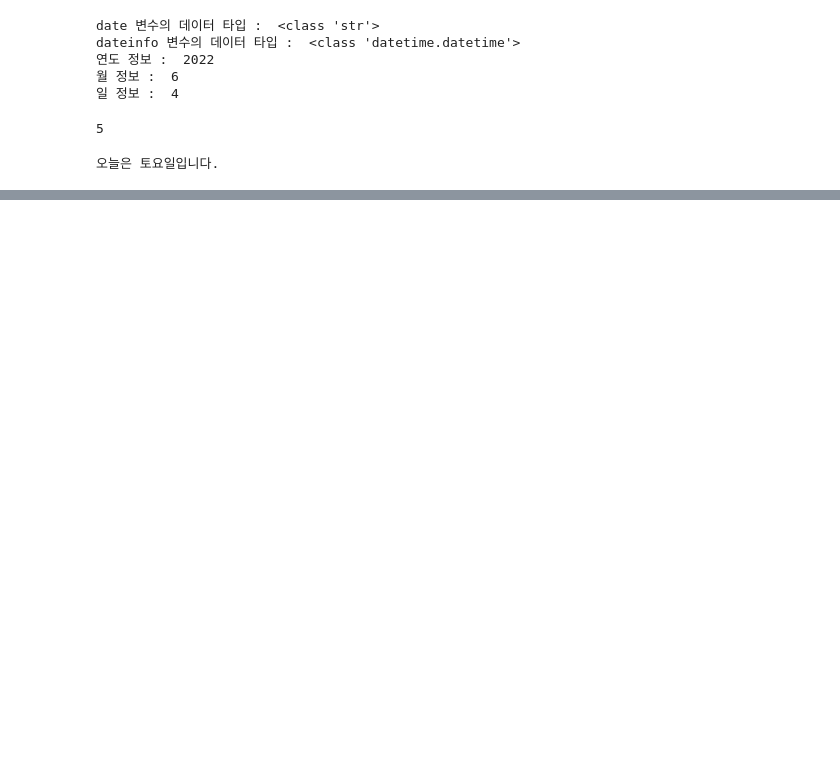
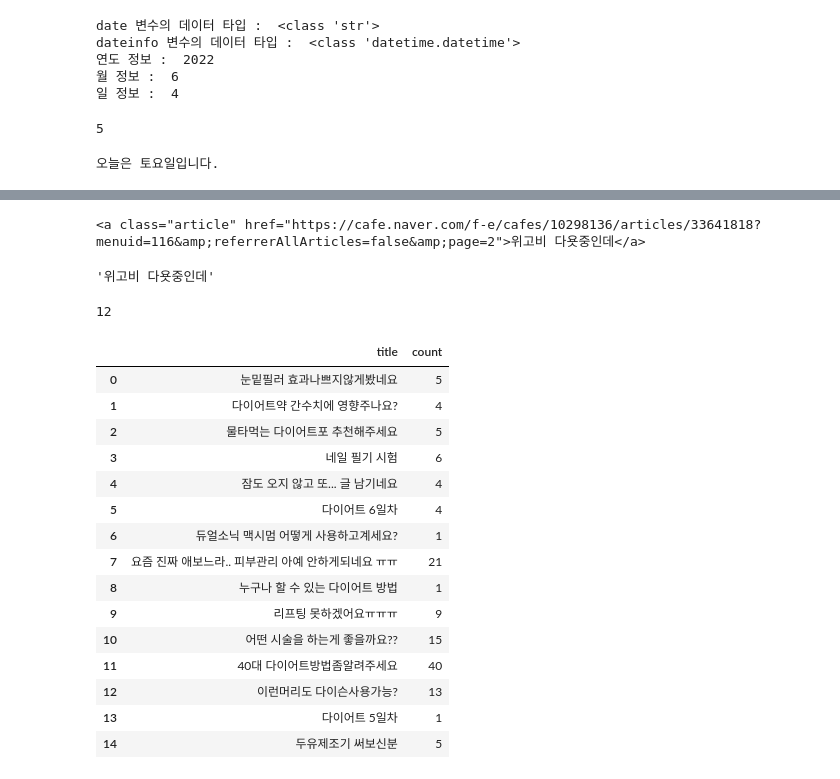
Before and after one commit to semin-pk/DataAnalysisPython, a Jupyter notebook: 2장/chapter02.ipynb, the cells around one changed output, grey strips where cells are left out. Saved outputs shown, nothing was run; the diff lists cells and outputs as text; code cells hidden in the pictures; blank space fills up the shorter version.

```diff
--- a/2장/chapter02.ipynb
+++ b/2장/chapter02.ipynb
@@ -405,0 +469,18 @@ Name: count, dtype: int64
+# %%
+import pandas as pd
+
+from selenium import webdriver
+from selenium.webdriver.common.by import By
+from selenium.webdriver.chrome.service import Service
+
+from bs4 import BeautifulSoup
+import time
+
+import warnings
+warnings.filterwarnings("ignore")
+
+driver = webdriver.Chrome()
+
+page_url = "https://cafe.naver.com/f-e/cafes/10298136/menus/116?page=2"
+
+driver.get(page_url)
@@ -405,0 +516,5 @@ Name: count, dtype: int64
+# %%
+driver.switch_to.frame('cafe_main')
+html = driver.page_source
+soup = BeautifulSoup(html, 'html.parser')
+soup
@@ -405,0 +558,52 @@ Name: count, dtype: int64
+# %%
+title_source[1].select('a.article')[0]
+# %% [output]
+<a class="article" href="https://cafe.naver.com/f-e/cafes/10298136/articles/33641818?menuid=116&amp;referrerAllArticles=false&amp;page=2">위고비 다욧중인데</a>
+# %%
+title_source[1].select('a.article')[0].get_text().strip()
+# %% [output]
+'위고비 다욧중인데'
+# %%
+import re
+before = title_source[1].select('a.cmt')[0].get_text().strip()
+comment_count = re.findall(r'\d+', before)
+int(comment_count[0])
+# %% [output]
+12
+# %%
+title_source = soup.select('td:nth-child(2) > div')
+len(title_source)
+dd=[]
+titles = []
+for rep in title_source:
+            try:
+                num = rep.select('a.cmt')[0].get_text().strip()
+                num = re.findall(r'\d+', num)
+                dd.append(int(num[0]))
+            except:
+                dd.append([0])
+for title in title_source:
+        t = title.select('a.article')[0].get_text().strip()
+
+        titles.append(t)
+
+datas = pd.DataFrame({"title":titles, "count":dd})
+# %%
+datas
+# %% [output]
+|  | title | count |
+| 0 | 눈밑필러 효과나쁘지않게봤네요 | 5 |
+| 1 | 다이어트약 간수치에 영향주나요? | 4 |
+| 2 | 물타먹는 다이어트포 추천해주세요 | 5 |
+| 3 | 네일 필기 시험 | 6 |
+| 4 | 잠도 오지 않고 또... 글 남기네요 | 4 |
+| 5 | 다이어트 6일차 | 4 |
+| 6 | 듀얼소닉 맥시멈 어떻게 사용하고계세요? | 1 |
+| 7 | 요즘 진짜 애보느라.. 피부관리 아예 안하게되네요 ㅠㅠ | 21 |
+| 8 | 누구나 할 수 있는 다이어트 방법 | 1 |
+| 9 | 리프팅 못하겠어요ㅠㅠㅠ | 9 |
+| 10 | 어떤 시술을 하는게 좋을까요?? | 15 |
+| 11 | 40대 다이어트방법좀알려주세요 | 40 |
+| 12 | 이런머리도 다이슨사용가능? | 13 |
+| 13 | 다이어트 5일차 | 1 |
+| 14 | 두유제조기 써보신분 | 5 |
```
Also changed, not shown: parts of 36 cells of this notebook, 1 other file.
